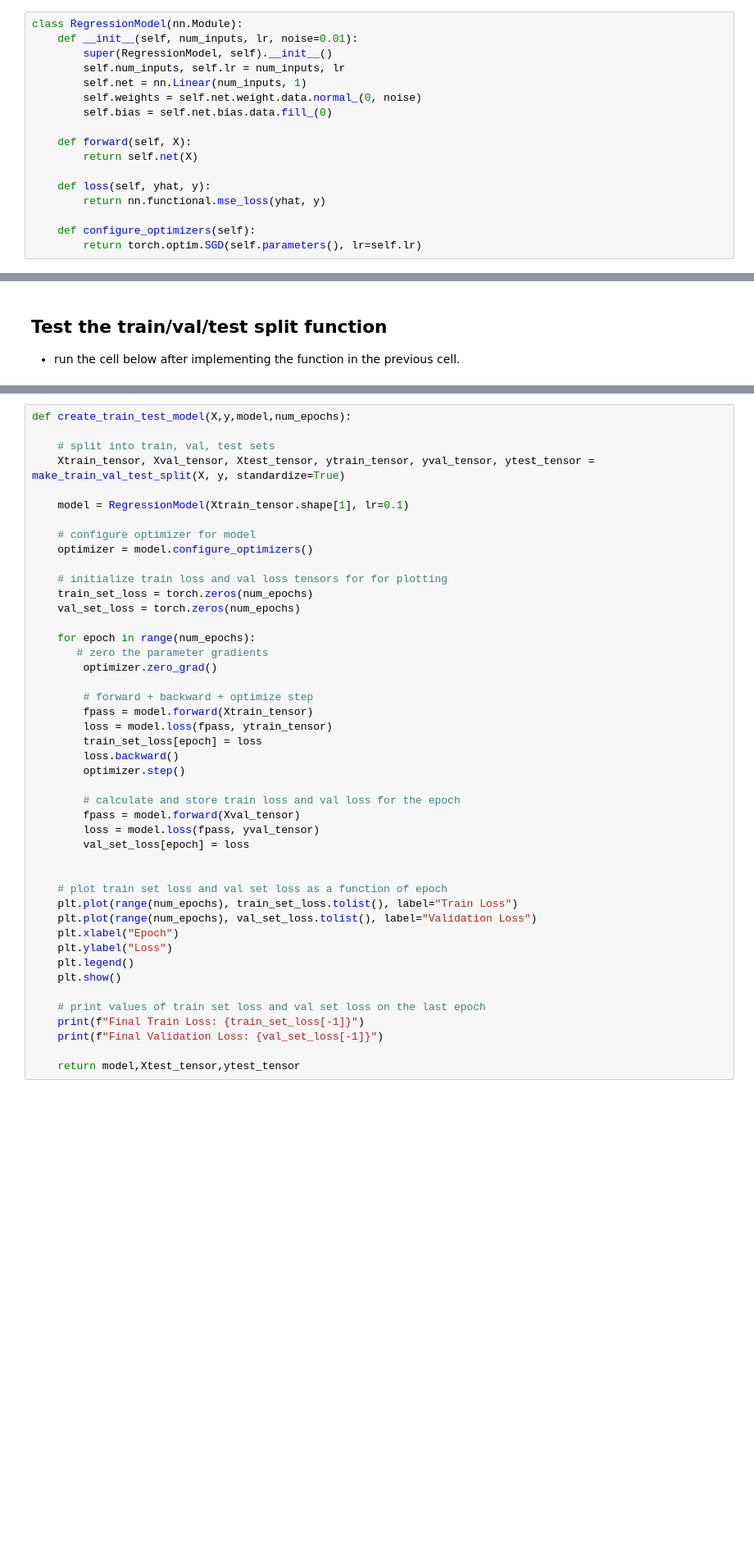
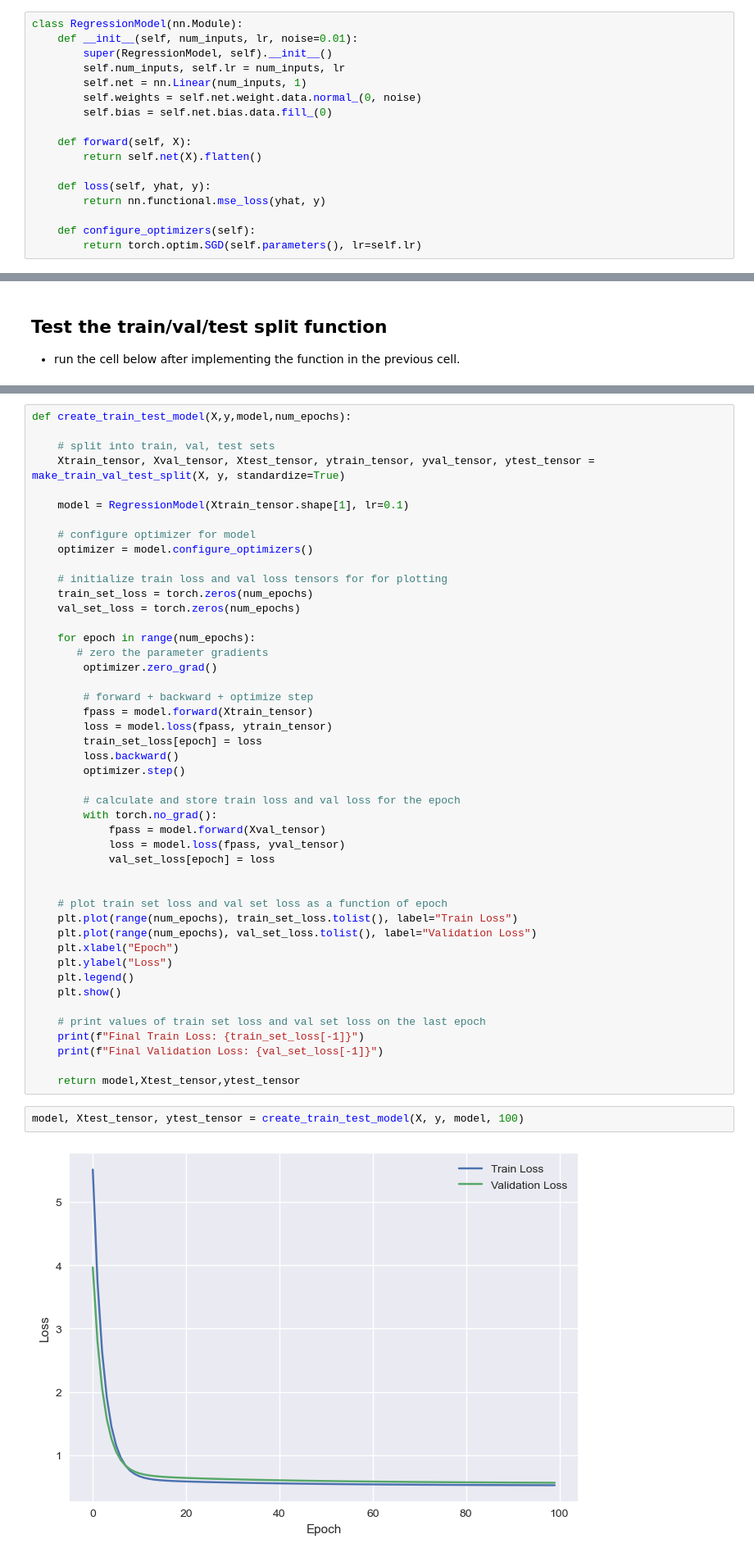
Before and after one commit to marcolagos/asml, a Jupyter notebook: hw1/ex1.ipynb, the cells around one changed output, grey strips where cells are left out. Shown at 82% size. Drawn from its saved outputs; the diff is of its cells as text; blank space fills up the shorter version.

```diff
--- a/hw1/ex1.ipynb
+++ b/hw1/ex1.ipynb
@@ -120,7 +136,7 @@ class RegressionModel(nn.Module):
         self.bias = self.net.bias.data.fill_(0)
 
     def forward(self, X):
-        return self.net(X)
+        return self.net(X).flatten()
 
     def loss(self, yhat, y):
         return nn.functional.mse_loss(yhat, y)
@@ -228,9 +257,10 @@ def create_train_test_model(X,y,model,num_epochs):
         optimizer.step()
 
         # calculate and store train loss and val loss for the epoch
-        fpass = model.forward(Xval_tensor)
-        loss = model.loss(fpass, yval_tensor)
-        val_set_loss[epoch] = loss
+        with torch.no_grad():
+            fpass = model.forward(Xval_tensor)
+            loss = model.loss(fpass, yval_tensor)
+            val_set_loss[epoch] = loss
 
 
     # plot train set loss and val set loss as a function of epoch
@@ -246,3 +276,7 @@ def create_train_test_model(X,y,model,num_epochs):
     print(f"Final Validation Loss: {val_set_loss[-1]}")
 
     return model,Xtest_tensor,ytest_tensor
+# %%
+model, Xtest_tensor, ytest_tensor = create_train_test_model(X, y, model, 100)
+# %% [output]
+[figure, added]
```
Also changed, not shown: parts of 25 cells of this notebook.
